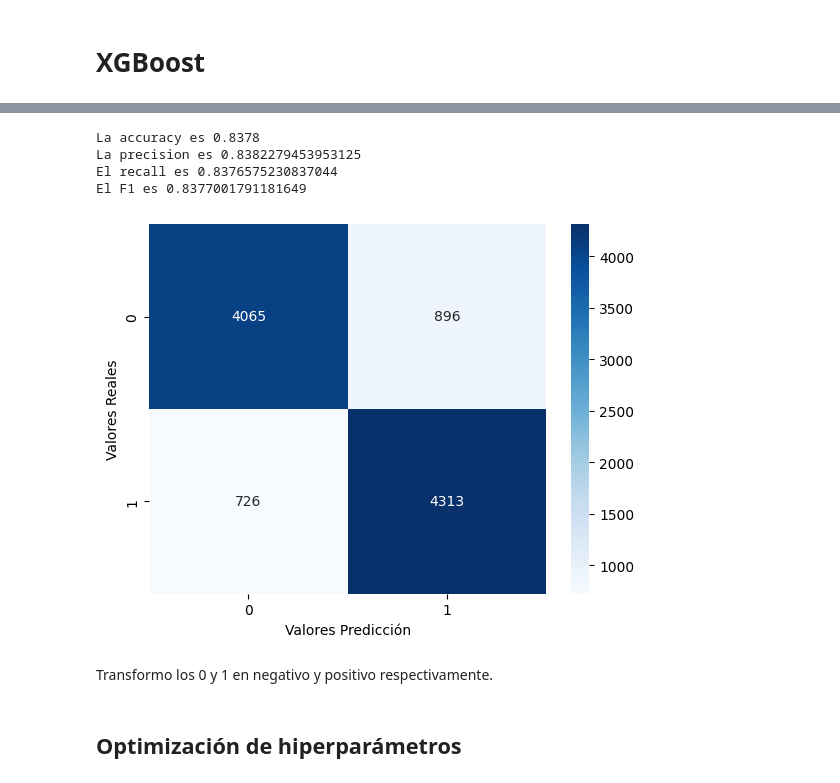
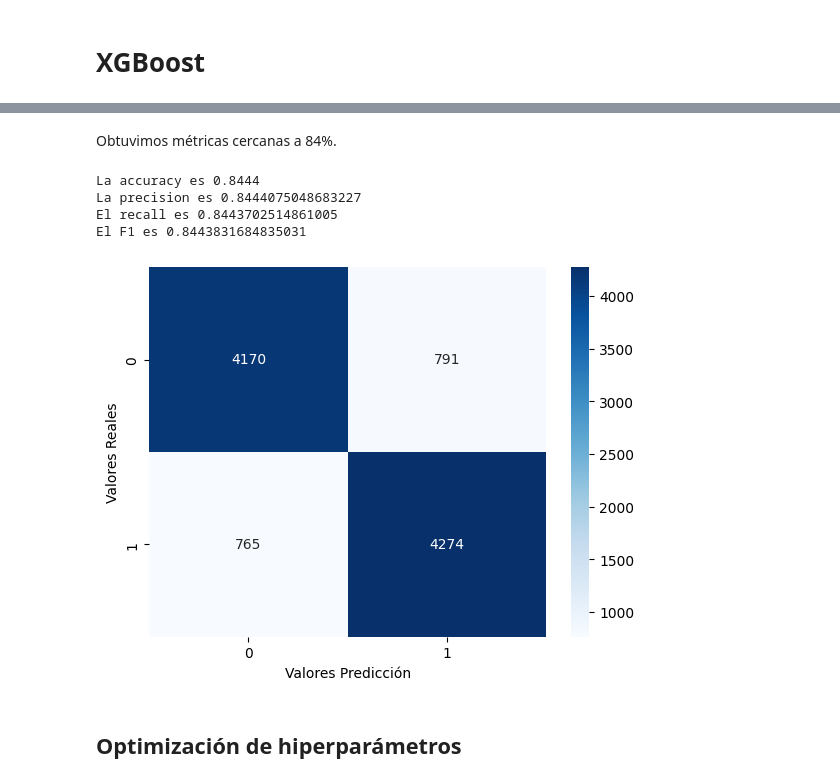
Before and after one commit to mrinkspot/Data-Science-and-Machine-Learning-Projects, a Jupyter notebook: TP2/7506R_TP2_GRUPO20_ENTREGA_N1.ipynb, the cells around one changed output, grey strips where cells are left out. Cells and saved outputs as stored; diff of their text form; code cells hidden in the pictures.

```diff
--- a/TP2/7506R_TP2_GRUPO20_ENTREGA_N1.ipynb
+++ b/TP2/7506R_TP2_GRUPO20_ENTREGA_N1.ipynb
@@ -404,16 +411,6 @@ y_test_tranf= label_encoder.fit_transform(y_test)
 # %%
-modelo_xgb = make_pipeline(TfidfVectorizer(stop_words=stopwords), xgb.XGBClassifier())
+modelo_xgb = make_pipeline(TfidfVectorizer(stop_words=stopwords, ngram_range=(1,3)), xgb.XGBClassifier())
 
-modelo_xgb.fit(X_train, y_train_tranf)
+modelo_xgb.fit(X_train, y_train_encoded)
 
 y_pred = modelo_xgb.predict(X_test)
-# %%
-mostrar_metricas(y_test_tranf, y_pred)
-# %% [output]
-La accuracy es 0.8378
-La precision es 0.8382279453953125
-El recall es 0.8376575230837044
-El F1 es 0.8377001791181649
-[figure, removed]
-# %% [markdown]
-Transformo los 0 y 1 en negativo y positivo respectivamente.
@@ -422,3 +417,15 @@ y_pred_xgb_tranf = label_encoder.inverse_transform(y_pred)
+# %% [markdown]
+Obtuvimos métricas cercanas a 84%.
+# %%
+y_pred_encoded = modelo_xgb.predict(X_test)
+y_pred = encoder.inverse_transform(y_pred_encoded)
+mostrar_metricas(y_test, y_pred)
+# %% [output]
+La accuracy es 0.8444
+La precision es 0.8444075048683227
+El recall es 0.8443702514861005
+El F1 es 0.8443831684835031
+[figure, added]
 # %% [markdown]
 ## Optimización de hiperparámetros
 # %% [markdown]
```
Also changed, not shown: parts of 113 cells of this notebook.
